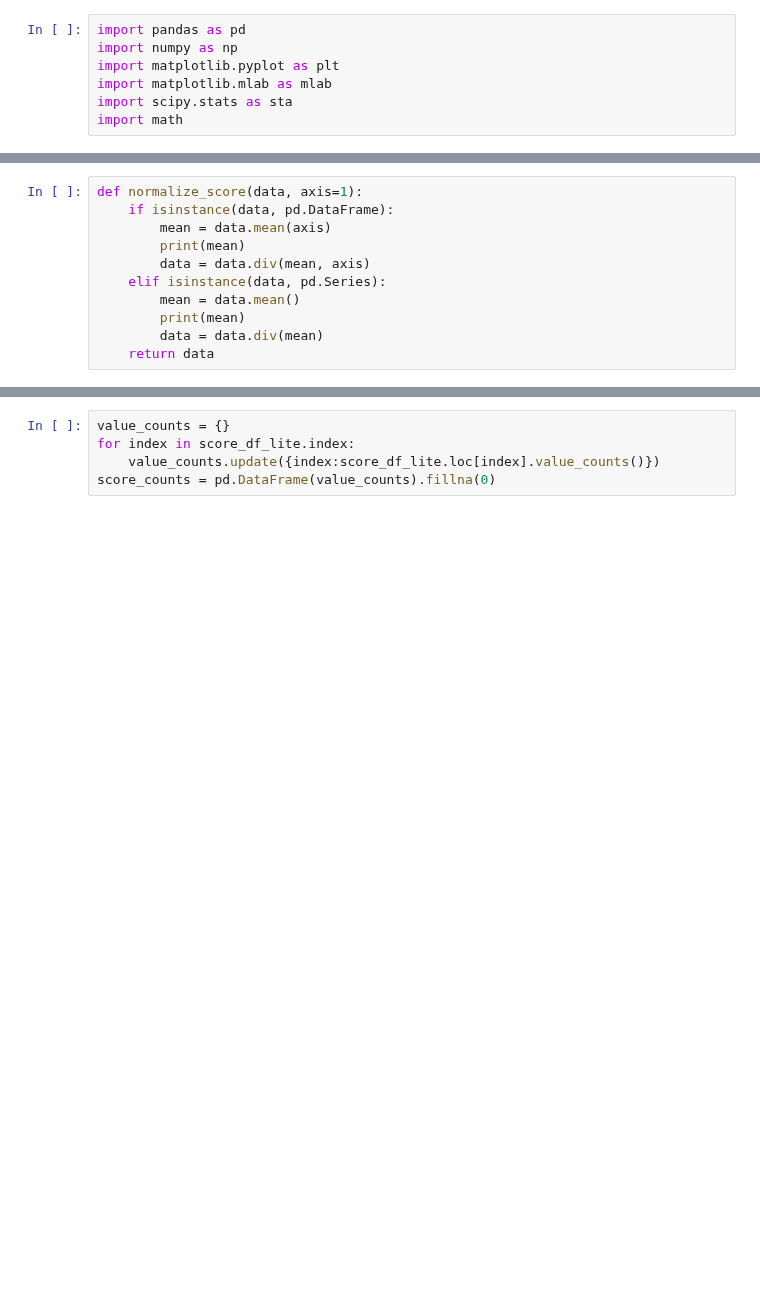
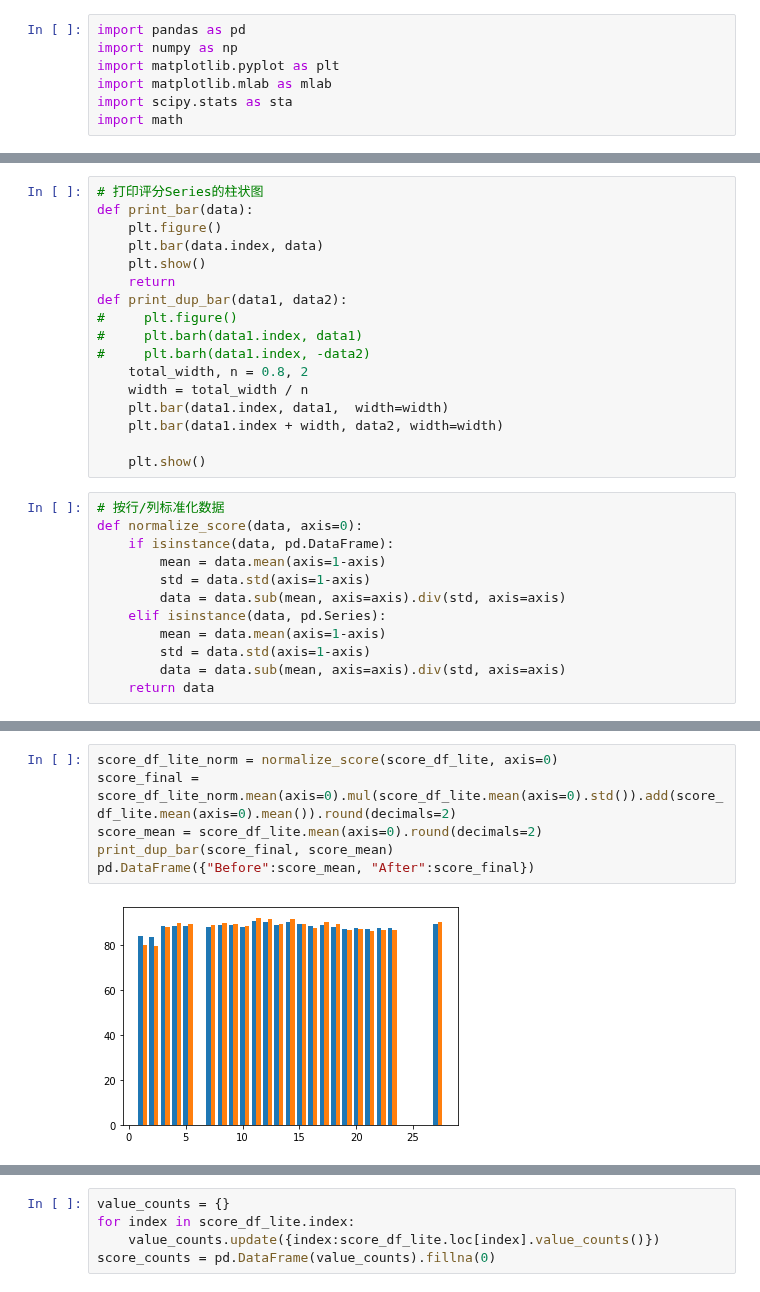
Before and after one commit to Cookize/PMR_Scoring, a Jupyter notebook: src/main.ipynb, the cells around one changed output, grey strips where cells are left out. Cells and saved outputs as stored; diff of their text form; blank space fills up the shorter version.

```diff
--- a/src/main.ipynb
+++ b/src/main.ipynb
@@ -37,13 +34,31 @@ def print_score(df):
+# %%
+# 打印评分Series的柱状图
+def print_bar(data):
+    plt.figure()
+    plt.bar(data.index, data)
+    plt.show()
+    return
+def print_dup_bar(data1, data2):
+#     plt.figure()
+#     plt.barh(data1.index, data1)
+#     plt.barh(data1.index, -data2)
+    total_width, n = 0.8, 2
+    width = total_width / n
+    plt.bar(data1.index, data1,  width=width)
+    plt.bar(data1.index + width, data2, width=width)
+
+    plt.show()
 # %%
-def normalize_score(data, axis=1):
+# 按行/列标准化数据
+def normalize_score(data, axis=0):
     if isinstance(data, pd.DataFrame):
-        mean = data.mean(axis)
-        print(mean)
-        data = data.div(mean, axis)
+        mean = data.mean(axis=1-axis)
+        std = data.std(axis=1-axis)
+        data = data.sub(mean, axis=axis).div(std, axis=axis)
     elif isinstance(data, pd.Series):
-        mean = data.mean()
-        print(mean)
-        data = data.div(mean)
+        mean = data.mean(axis=1-axis)
+        std = data.std(axis=1-axis)
+        data = data.sub(mean, axis=axis).div(std, axis=axis)
     return data
 # %%
 score_df = load_data()
@@ -93,0 +91,8 @@ score_df_lite.T.corr()
+# %%
+score_df_lite_norm = normalize_score(score_df_lite, axis=0)
+score_final = score_df_lite_norm.mean(axis=0).mul(score_df_lite.mean(axis=0).std()).add(score_df_lite.mean(axis=0).mean()).round(decimals=2)
+score_mean = score_df_lite.mean(axis=0).round(decimals=2)
+print_dup_bar(score_final, score_mean)
+pd.DataFrame({"Before":score_mean, "After":score_final})
+# %% [output]
+[figure, added]
```
Also changed, not shown: parts of 9 cells of this notebook, 1 other file.
